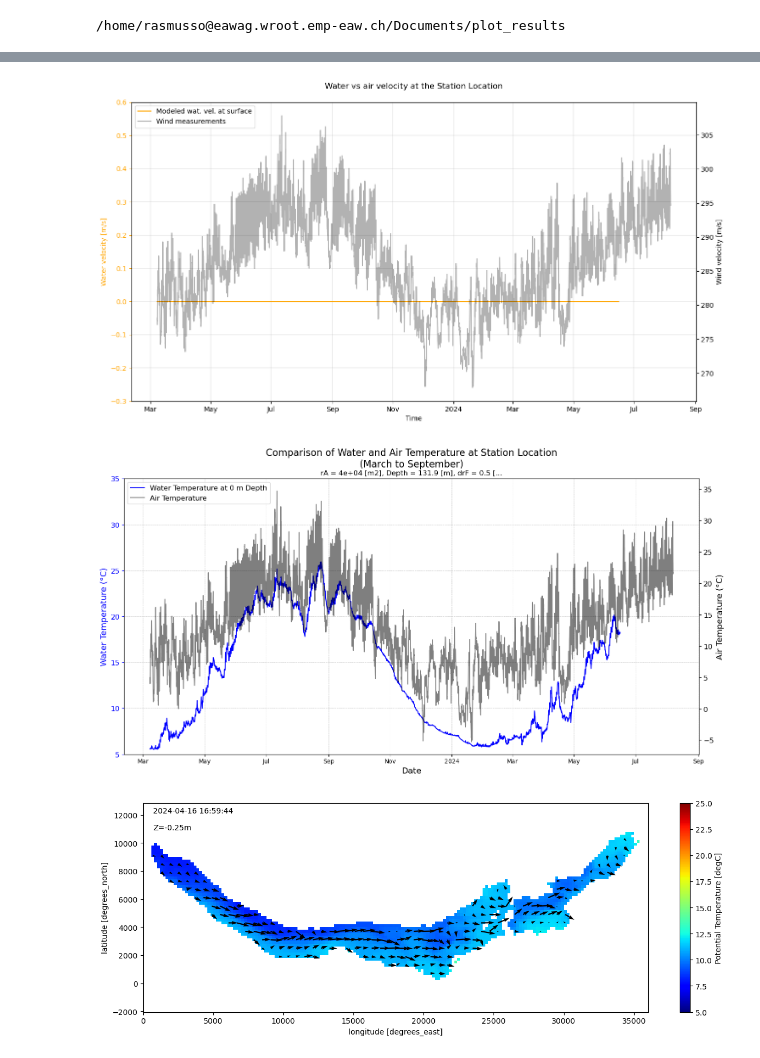
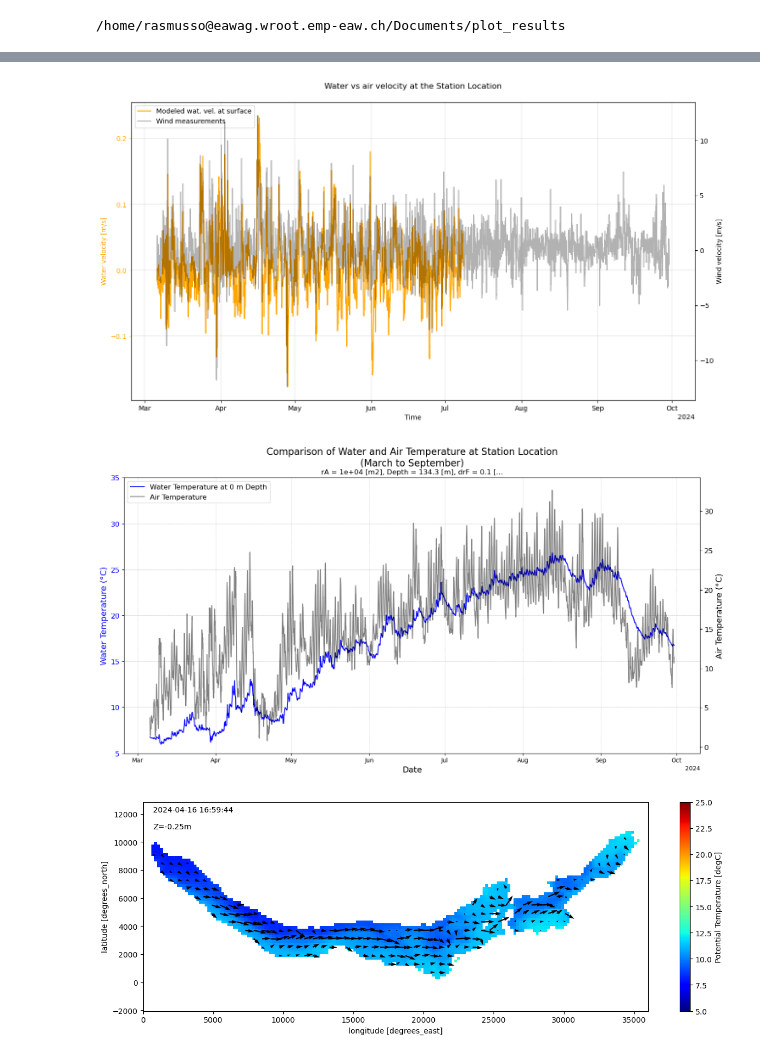
Before and after one commit to leroquan/plot_results, a Jupyter notebook: mitgcm/results_analysis/display_binary_results.ipynb, the cells around one changed output, grey strips where cells are left out. Saved outputs shown, nothing was run; the diff lists cells and outputs as text; code cells hidden in the pictures.

```diff
--- a/mitgcm/results_analysis/display_binary_results.ipynb
+++ b/mitgcm/results_analysis/display_binary_results.ipynb
@@ -28,7 +28,7 @@ model = 'test_zurich'
 lake_name='Zurich'
 mitgcm_config, ds_to_plot = open_mitgcm_ds_from_config('..//config.json', model)
 # %%
-ds_to_plot = ds_to_plot.isel(YG=range(0,34), YC=range(0,54))
+ds_to_plot = ds_to_plot.isel(YG=range(0,64), YC=range(0,64))
 # %%
 ds_to_plot['time'][-1]
 # %% [output]
@@ -88,18 +111,18 @@ var='atemp'
 #select the corresponding result name
 var2 = 'THETA'
 
-bin_file_path = rf"/storage/alplakes_test/Soren/lake_zh/2023_2024/binary_data/{var}.bin"
+bin_file_path = rf"/storage/alplakes_test/Soren/lake_zh/march_24/binary_data/{var}.bin"
 with open(bin_file_path, 'rb') as fid:
     binary_data = np.fromfile(fid, dtype='>f8')
-grid_resolution = 200
+grid_resolution = 100
 grid_fact = grid_resolution / 50
-nx =180
-ny = 60
+nx =360
+ny = 120
 nt = len(binary_data) / nx /ny
 
 from datetime import datetime, timedelta
 
-start_date = datetime(2023, 3, 8)
+start_date = datetime(2024, 3, 6)
 
 date_list = []
 for i in range(0, int(nt)):
@@ -115,18 +138,18 @@ plt.close('all')
 fig, ax1 = plt.subplots(figsize=(15, 8))
 
 # Plot water velocity on primary y-axis
-ds_to_plot[var2].sel(XC=xc_mitgcm_station, YC=yc_mitgcm_station, Z=0, method='nearest').plot(
+ds_to_plot[var2].sel(XG=xc_mitgcm_station, YC=yc_mitgcm_station, Z=0, method='nearest').plot(
 ax=ax1, color = "orange",label="Modeled wat. vel. at surface")
 
 ax1.set_ylabel('Water velocity [m/s]', color='orange')
 ax1.set_title("")
-ax1.set_ylim(-0.3, 0.6)
+#ax1.set_ylim(-0.3, 0.6)
 ax1.tick_params(axis='y', colors='orange')
 ax1.grid(True, which='both', linewidth=0.3)
 
 # Create secondary y-axis for wind speed
 ax2 = ax1.twinx()
-ax2.plot(date_list, bin_array[:, 19, 41], linestyle='-', color='black',alpha=0.3, label='Wind measurements')
+ax2.plot(date_list, bin_array[:, 19*2, 41*2], linestyle='-', color='black',alpha=0.3, label='Wind measurements')
 
 ax2.set_ylabel('Wind velocity [m/s]', color='black')
 ax2.tick_params(axis='y', labelcolor='black')
@@ -140,7 +163,7 @@ plt.title('Water vs air velocity at the Station Location',pad=20)
 #plt.savefig(rf"{lake_name}_Vel_air_vs_wat_march.png")
 plt.show()
 # %% [output]
-[figure, old version]
+[figure, new version]
 # %%
 import matplotlib.dates as mdates
 import pandas as pd
@@ -159,35 +182,35 @@ ax1.set_ylabel('Water Temperature (°C)', fontsize=14, color='blue')
 ax1.tick_params(axis='y', colors='blue', labelsize=12)
 ax1.set_ylim(5, 35)
 ax1.grid(True, which='both', linewidth=0.5, linestyle='--', alpha=0.7)
 
 # Secondary y-axis (Air Temperature)
 ax2 = ax1.twinx()
-ax2.plot(date_list, bin_array[:, 19, 41] - 273.15, linestyle='-', color='black', alpha=0.5, label='Air Temperature')
+ax2.plot(date_list, bin_array[:, 19*2, 41*2] - 273.15, linestyle='-', color='black', alpha=0.5, label='Air Temperature')
 
 ax2.set_ylabel('Air Temperature (°C)', fontsize=14, color='black')
 ax2.tick_params(axis='y', labelcolor='black', labelsize=12)
 
 # X-axis formatting (Optional: use if x-axis is datetime)
 ax1.set_xlabel('Date', fontsize=14)
 if isinstance(date_list[0], (np.datetime64, pd.Timestamp)):
     ax1.xaxis.set_major_formatter(mdates.DateFormatter('%b %Y'))
     fig.autofmt_xdate()
 
 # Combine and place legends
 lines1, labels1 = ax1.get_legend_handles_labels()
 lines2, labels2 = ax2.get_legend_handles_labels()
 ax1.legend(lines1 + lines2, labels1 + labels2, loc='upper left', fontsize=12)
 
 # Title
 plt.title('Comparison of Water and Air Temperature at Station Location\n(March to September)', fontsize=16, pad=20)
 
 # Save (optional)
 # plt.savefig(f"{lake_name}_Temp_air_vs_water_Mar_Sept.png", dpi=300, bbox_inches='tight')
 
 plt.tight_layout()
 plt.show()
 # %% [output]
-[figure, old version]
+[figure, new version]
 # %%
 def plot_map(i_time: int, i_depth: int):
     plt.ioff()
```
Also changed, not shown: parts of 3 cells of this notebook, 3 other files.
